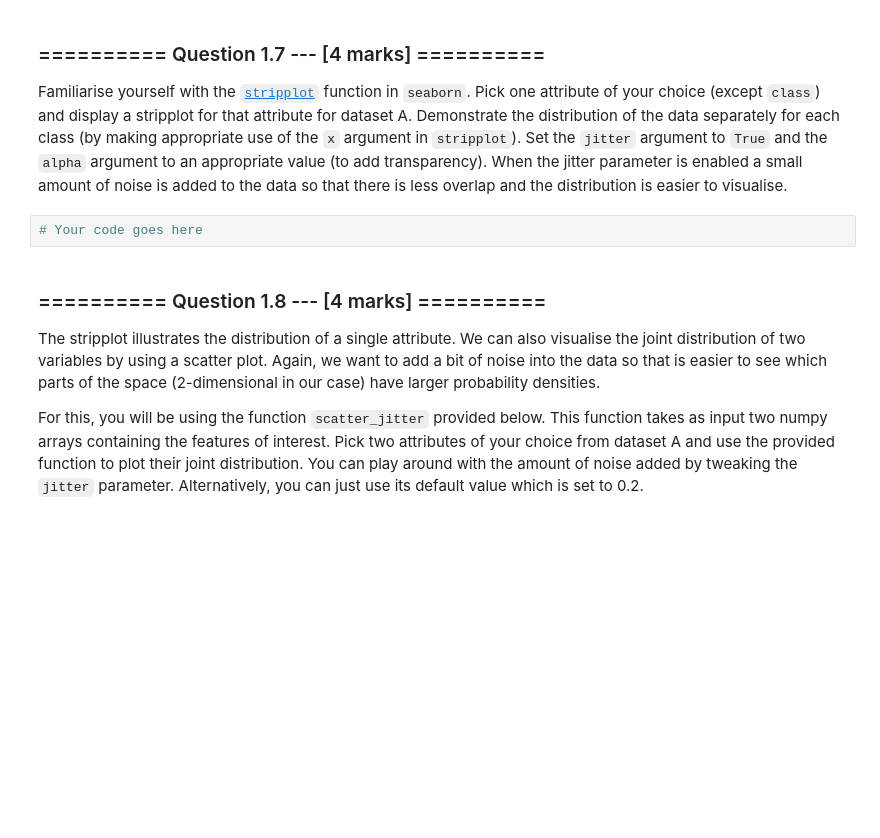
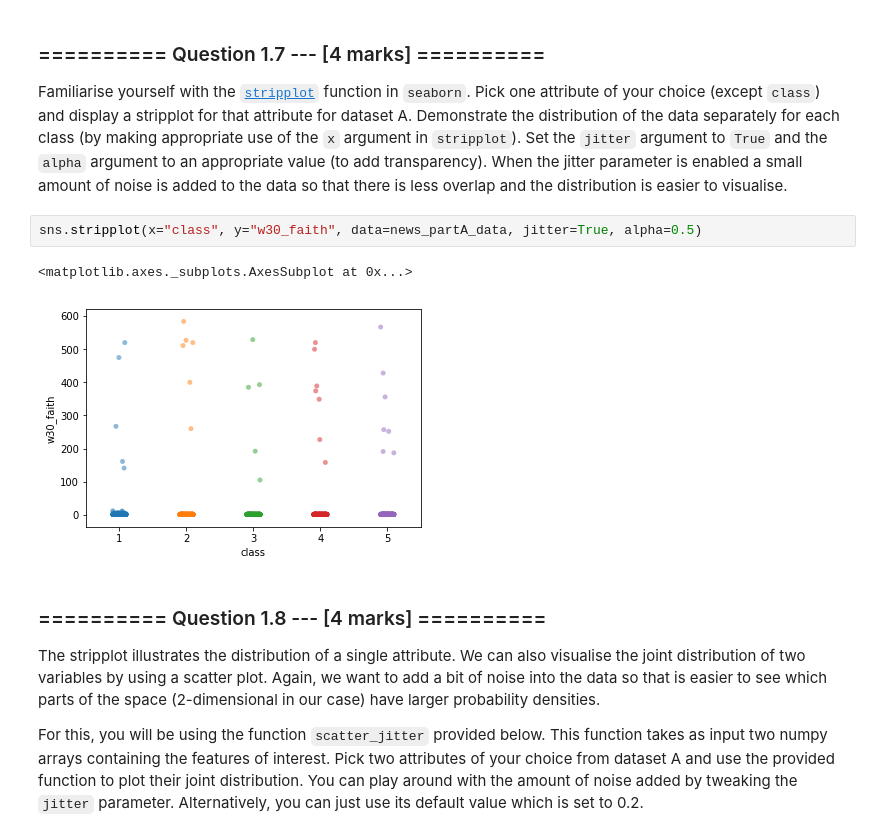
Before and after one commit to jonathondilworth/iaml2017-private-fork, a Jupyter notebook: 03_Assignment_1.ipynb, the cells around one changed output. Saved outputs shown, nothing was run; the diff lists cells and outputs as text; blank space fills up the shorter version.

```diff
--- a/03_Assignment_1.ipynb
+++ b/03_Assignment_1.ipynb
@@ -166,8 +198,11 @@ not sure about this one - come back to it
 # %% [markdown]
 ### ========== Question 1.7 --- [4 marks] ==========
 Familiarise yourself with the [`stripplot`](https://seaborn.github.io/generated/seaborn.stripplot.html?highlight=stripplot#seaborn.stripplot) function in `seaborn`. Pick one attribute of your choice (except `class`) and display a stripplot for that attribute for dataset A. Demonstrate the distribution of the data separately for each class (by making appropriate use of the `x` argument in `stripplot`). Set the `jitter` argument to `True` and the `alpha` argument to an appropriate value (to add transparency). When the jitter parameter is enabled a small amount of noise is added to the data so that there is less overlap and the distribution is easier to visualise.
-# %%
-# Your code goes here
+# %%
+sns.stripplot(x="class", y="w30_faith", data=news_partA_data, jitter=True, alpha=0.5)
+# %% [output]
+<matplotlib.axes._subplots.AxesSubplot at 0x...>
+[figure, added]
 # %% [markdown]
 ### ========== Question 1.8 --- [4 marks] ==========
 The stripplot illustrates the distribution of a single attribute. We can also visualise the joint distribution of two variables by using a scatter plot. Again, we want to add a bit of noise into the data so that is easier to see which parts of the space (2-dimensional in our case) have larger probability densities.
```
Also changed, not shown: parts of 38 cells of this notebook, 4 other files.
